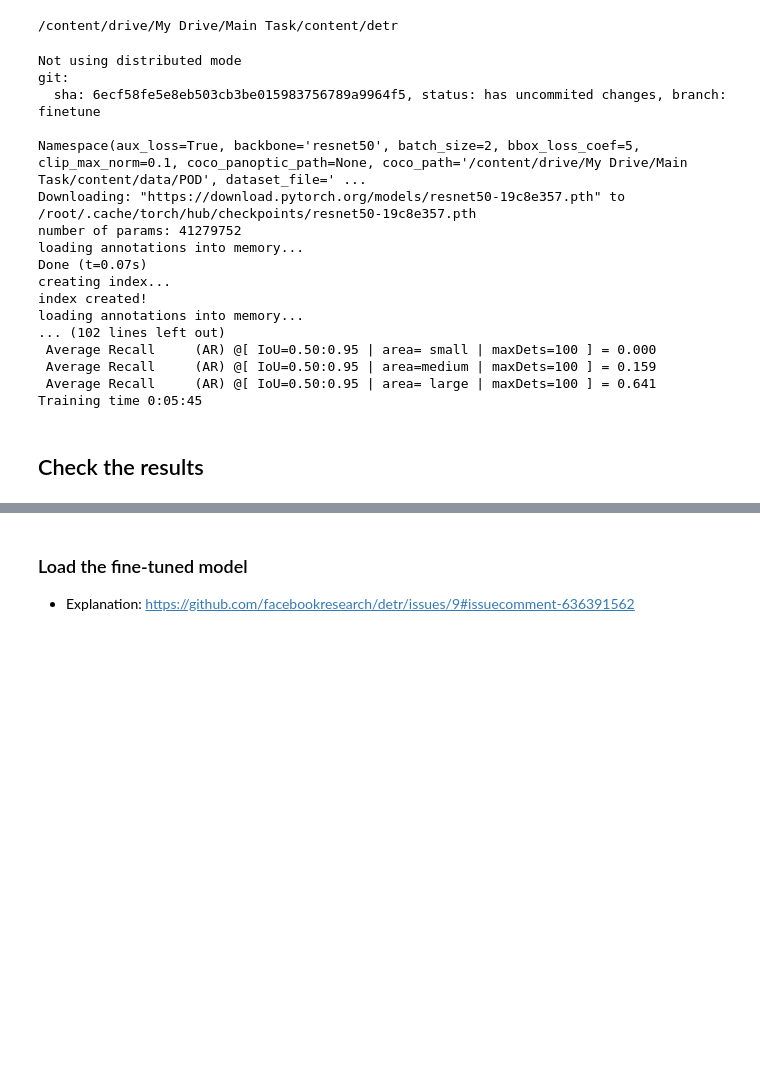
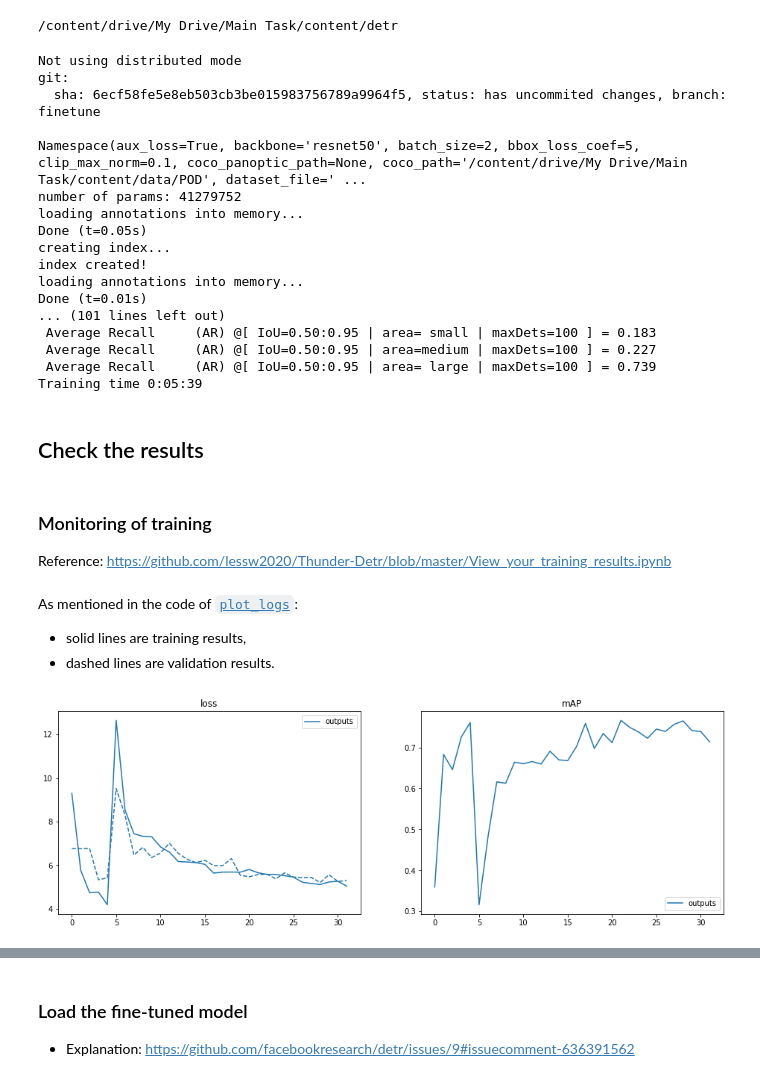
Before and after one commit to Jwalin1/DETR-POD, a Jupyter notebook: finetune_detr_POD.ipynb, the cells around one changed output, grey strips where cells are left out. Cells and saved outputs as stored; diff of their text form; code cells hidden in the pictures; blank space fills up the shorter version.

```diff
--- a/finetune_detr_POD.ipynb
+++ b/finetune_detr_POD.ipynb
@@ -241,7 +241,7 @@ print(os.getcwd())
   --output_dir "outputs" \
   --resume "/content/drive/My Drive/Main Task/content/detr/outputs/checkpoint.pth" \
   --num_classes $num_classes \
-  --epochs 7 \
+  --epochs 27 \
   --device "cuda"
 # %% [output]
 Not using distributed mode
@@ -249,17 +249,41 @@ git:
   sha: 6ecf58fe5e8eb503cb3be015983756789a9964f5, status: has uncommited changes, branch: finetune
 
 Namespace(aux_loss=True, backbone='resnet50', batch_size=2, bbox_loss_coef=5, clip_max_norm=0.1, coco_panoptic_path=None, coco_path='/content/drive/My Drive/Main Task/content/data/POD', dataset_file=' ...
-Downloading: "https://download.pytorch.org/models/resnet50-19c8e357.pth" to /root/.cache/torch/hub/checkpoints/resnet50-19c8e357.pth
 number of params: 41279752
 loading annotations into memory...
-Done (t=0.07s)
+Done (t=0.05s)
 creating index...
 index created!
 loading annotations into memory...
-... (102 lines left out)
- Average Recall     (AR) @[ IoU=0.50:0.95 | area= small | maxDets=100 ] = 0.000
- Average Recall     (AR) @[ IoU=0.50:0.95 | area=medium | maxDets=100 ] = 0.159
- Average Recall     (AR) @[ IoU=0.50:0.95 | area= large | maxDets=100 ] = 0.641
-Training time 0:05:45
+Done (t=0.01s)
+... (101 lines left out)
+ Average Recall     (AR) @[ IoU=0.50:0.95 | area= small | maxDets=100 ] = 0.183
+ Average Recall     (AR) @[ IoU=0.50:0.95 | area=medium | maxDets=100 ] = 0.227
+ Average Recall     (AR) @[ IoU=0.50:0.95 | area= large | maxDets=100 ] = 0.739
+Training time 0:05:39
 # %% [markdown]
 ## Check the results
+# %% [markdown]
+### Monitoring of training
+
+Reference: https://github.com/lessw2020/Thunder-Detr/blob/master/View_your_training_results.ipynb
+# %%
+from util.plot_utils import plot_logs
+
+from pathlib import Path
+
+log_directory = [Path('outputs/')]
+# %% [markdown]
+  As mentioned in the code of [`plot_logs`](https://github.com/facebookresearch/detr/blob/5e66b4cd15b2b182da347103dd16578d28b49d69/util/plot_utils.py#L13):
+-   solid lines are training results,
+-   dashed lines are validation results.
+# %%
+fields_of_interest = (
+    'loss',
+    'mAP',
+    )
+
+plot_logs(log_directory,
+          fields_of_interest)
+# %% [output]
+[figure, added]
```
Also changed, not shown: parts of 9 cells of this notebook.
